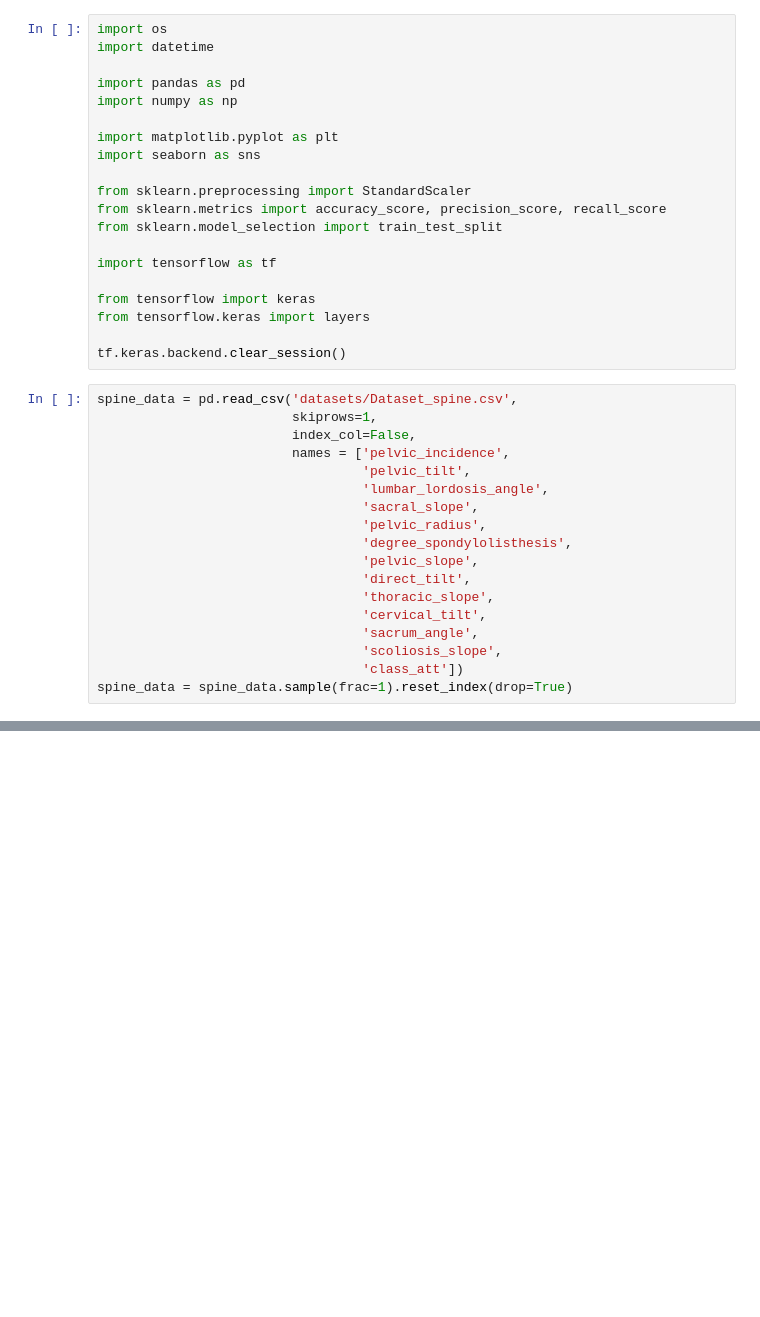
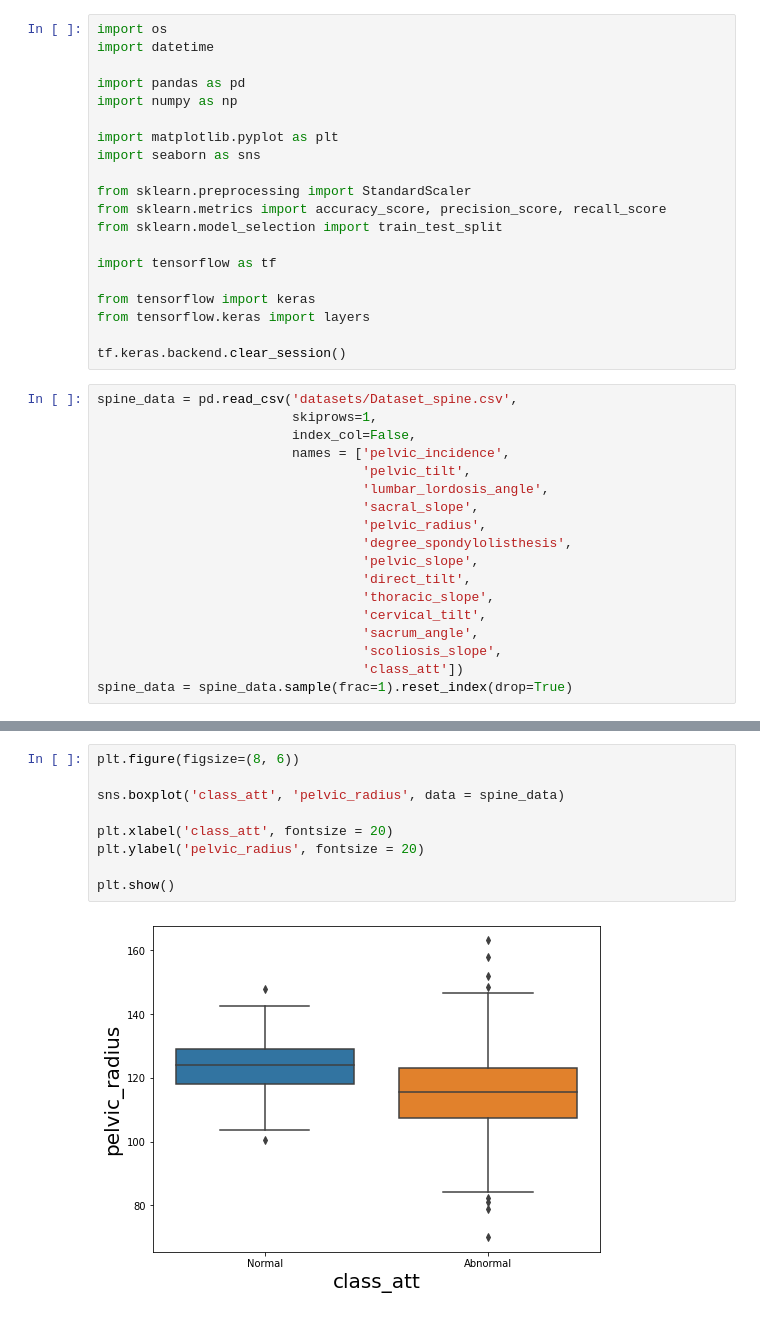
Before and after one commit to axperez/TensorFlow2.0, a Jupyter notebook: BinaryClassification_SpineDataset.ipynb, the cells around one changed output, grey strips where cells are left out. Drawn from its saved outputs; the diff is of its cells as text; blank space fills up the shorter version.

```diff
--- a/BinaryClassification_SpineDataset.ipynb
+++ b/BinaryClassification_SpineDataset.ipynb
@@ -54,0 +86,11 @@ spine_data
+# %%
+plt.figure(figsize=(8, 6))
+
+sns.boxplot('class_att', 'pelvic_radius', data = spine_data)
+
+plt.xlabel('class_att', fontsize = 20)
+plt.ylabel('pelvic_radius', fontsize = 20)
+
+plt.show()
+# %% [output]
+[figure, added]
```
Also changed, not shown: parts of 26 cells of this notebook, 1 other file.
